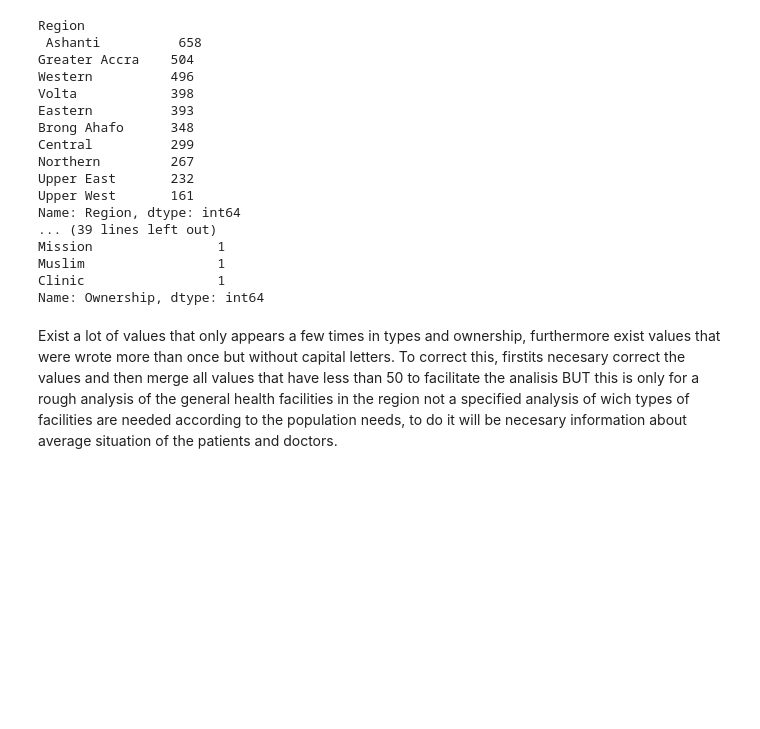
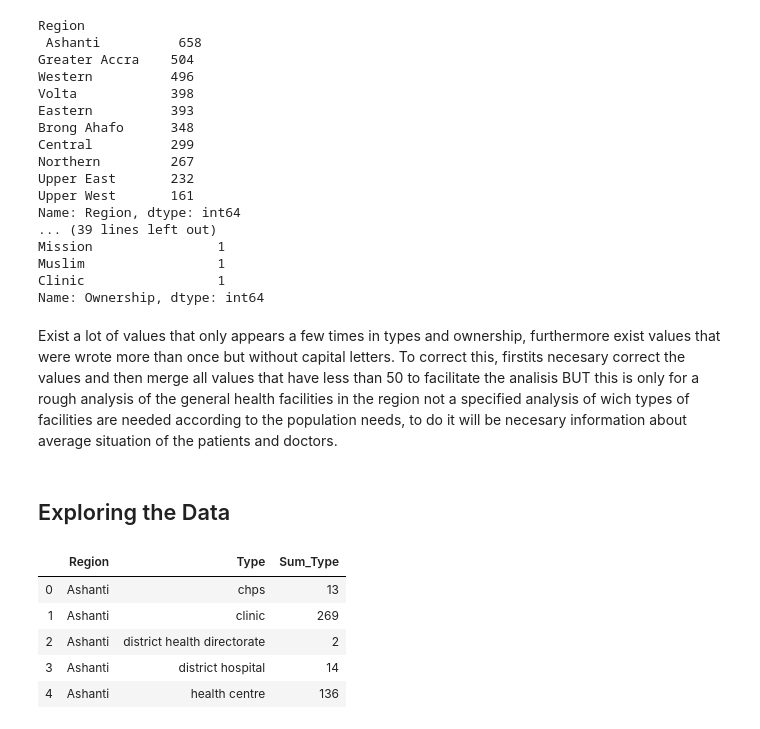
Before and after one commit to AndresRubianoM/Ghana_HealthFacilities, a Jupyter notebook: HealthFacilities.ipynb, the cells around one changed output. Cells and saved outputs as stored; diff of their text form; code cells hidden in the pictures; blank space fills up the shorter version.

```diff
--- a/HealthFacilities.ipynb
+++ b/HealthFacilities.ipynb
@@ -94,0 +108,13 @@ data_facilities.loc[:,'Ownership'] = data_facilities.loc[:,'Ownership'].str.lowe
+# %% [markdown]
+## Exploring the Data
+# %%
+data_facilities_region = data_facilities.groupby(['Region','Type'])['Type'].count()
+data_facilities_region = data_facilities_region.reset_index(name = 'Sum_Type')
+data_facilities_region.head()
+# %% [output]
+|  | Region | Type | Sum_Type |
+| 0 | Ashanti | chps | 13 |
+| 1 | Ashanti | clinic | 269 |
+| 2 | Ashanti | district health directorate | 2 |
+| 3 | Ashanti | district hospital | 14 |
+| 4 | Ashanti | health centre | 136 |
```
Also changed, not shown: parts of 3 cells of this notebook.
